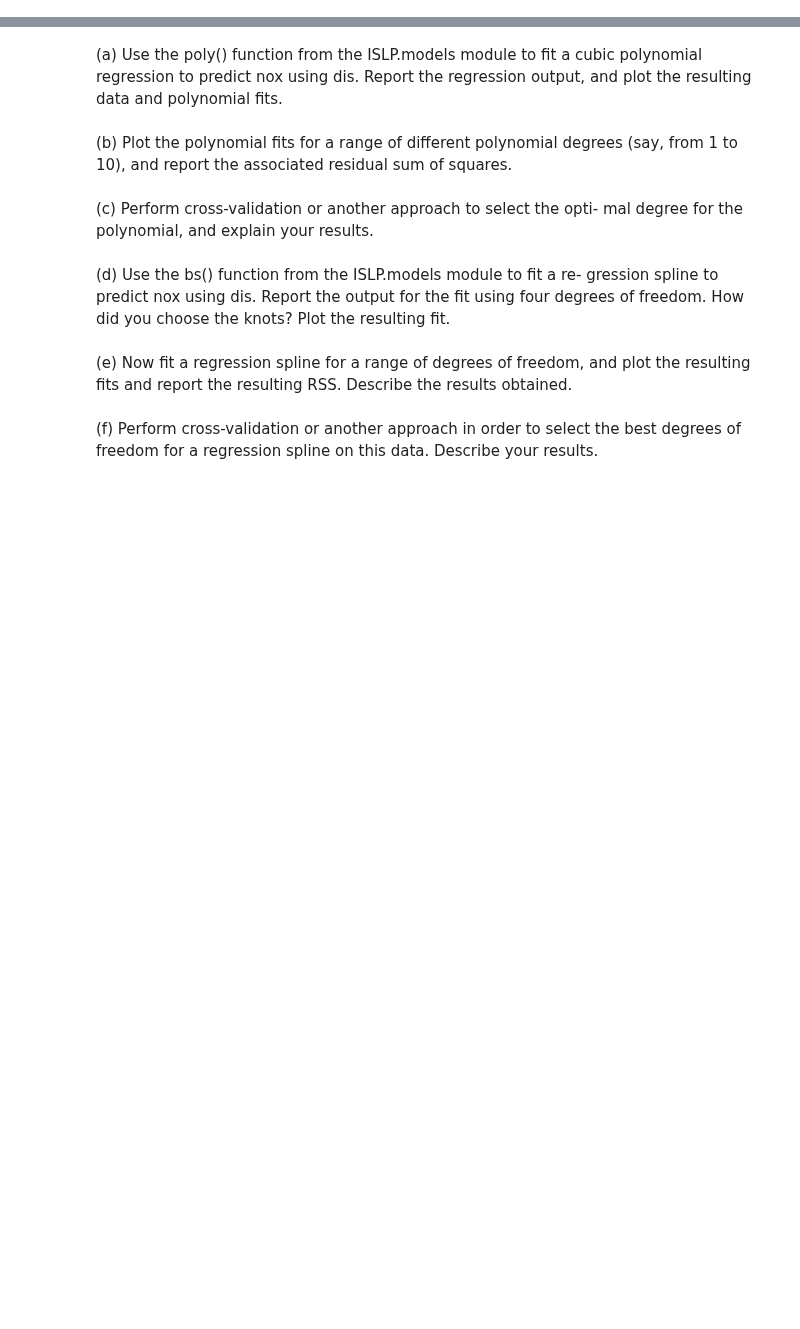
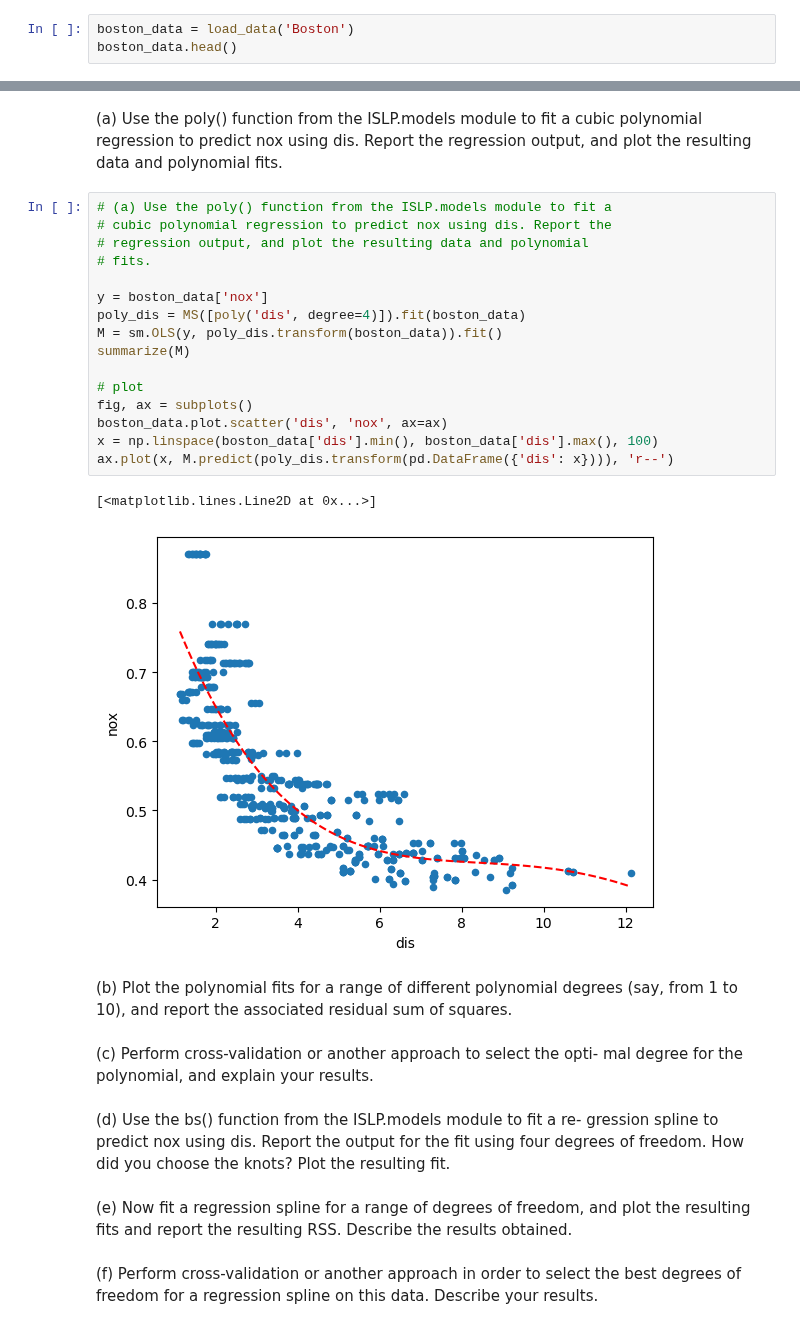
Before and after one commit to cake-dev/AdvDataScience, a Jupyter notebook: ch7hw.ipynb, the cells around one changed output, grey strips where cells are left out. Cells and saved outputs as stored; diff of their text form; blank space fills up the shorter version.

```diff
--- a/ch7hw.ipynb
+++ b/ch7hw.ipynb
@@ -131,3 +131,6 @@ This question uses the variables dis (the weighted mean of distances
 to five Boston employment centers) and nox (nitrogen oxides concen-
 tration in parts per 10 million) from the Boston data. We will treat
 dis as the predictor and nox as the response.
+# %%
+boston_data = load_data('Boston')
+boston_data.head()
@@ -136,6 +162,25 @@ dis as the predictor and nox as the response.
 cubic polynomial regression to predict nox using dis. Report the
 regression output, and plot the resulting data and polynomial
 fits.
+# %%
+# (a) Use the poly() function from the ISLP.models module to fit a
+# cubic polynomial regression to predict nox using dis. Report the
+# regression output, and plot the resulting data and polynomial
+# fits.
+
+y = boston_data['nox']
+poly_dis = MS([poly('dis', degree=4)]).fit(boston_data)
+M = sm.OLS(y, poly_dis.transform(boston_data)).fit()
+summarize(M)
+
+# plot
+fig, ax = subplots()
+boston_data.plot.scatter('dis', 'nox', ax=ax)
+x = np.linspace(boston_data['dis'].min(), boston_data['dis'].max(), 100)
+ax.plot(x, M.predict(poly_dis.transform(pd.DataFrame({'dis': x}))), 'r--')
+# %% [output]
+[<matplotlib.lines.Line2D at 0x...>]
+[figure, added]
 # %% [markdown]
 (b) Plot the polynomial fits for a range of different polynomial
 degrees (say, from 1 to 10), and report the associated residual
```
Also changed, not shown: parts of 2 cells of this notebook.
